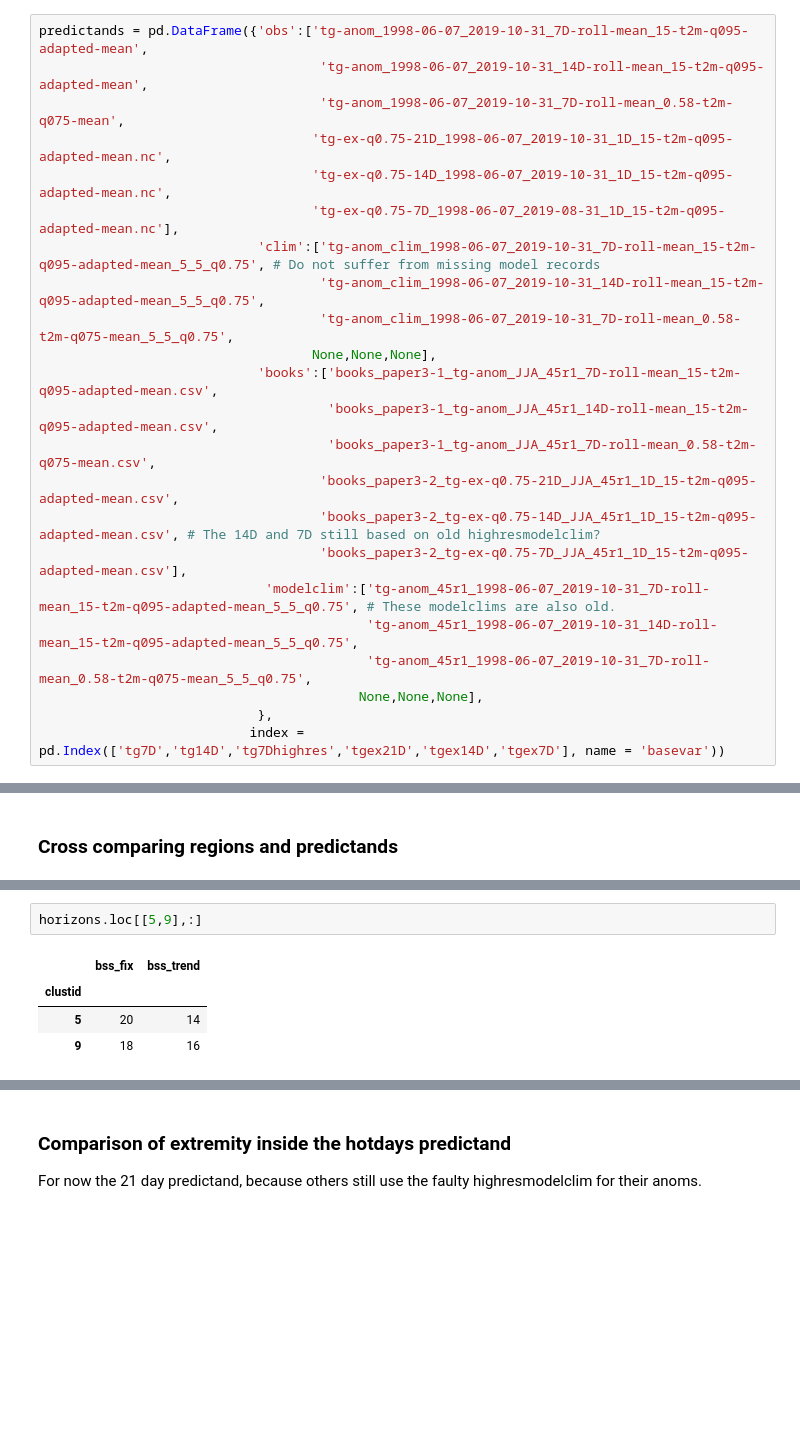
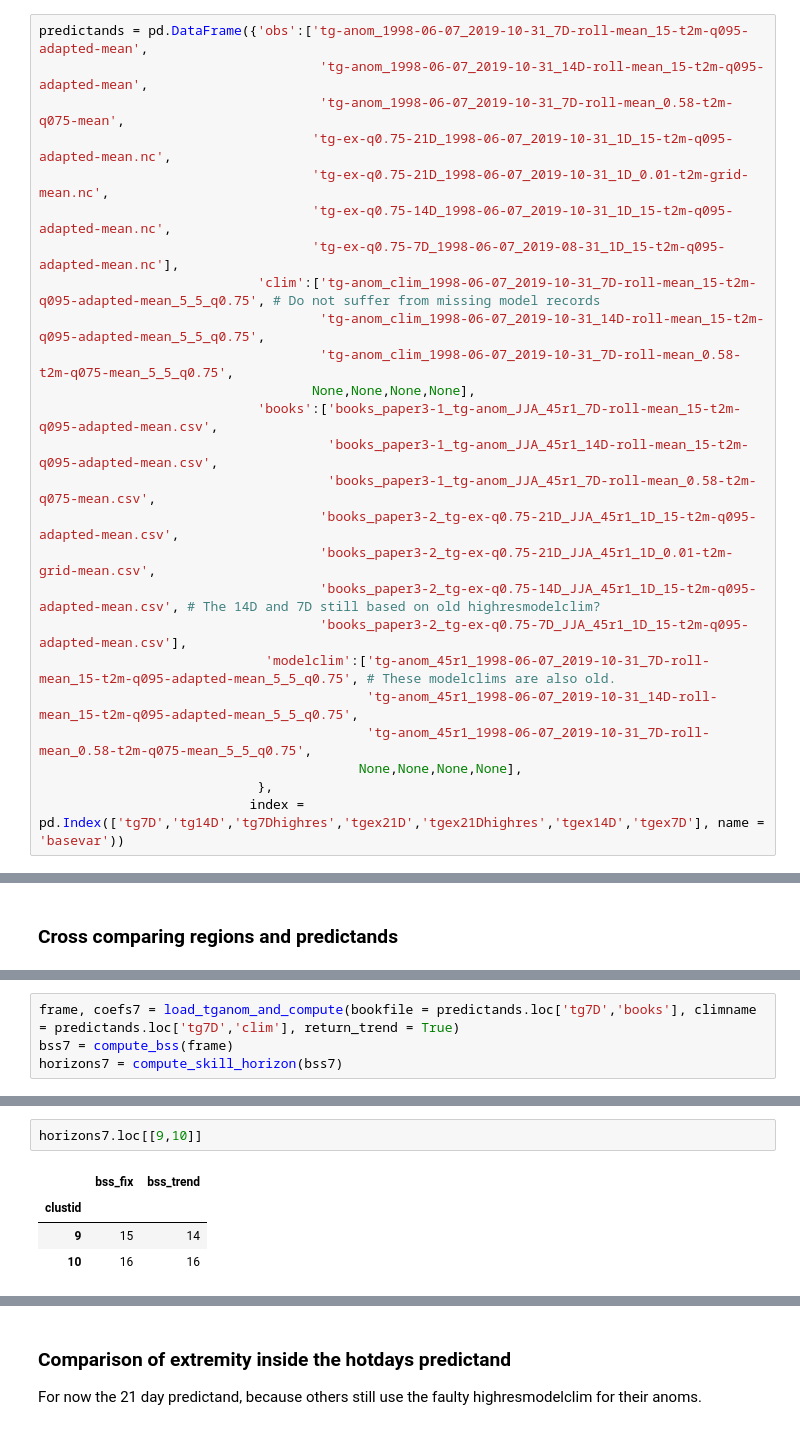
Before and after one commit to chiemvs/SubSeas, a Jupyter notebook: Check_hotdays.ipynb, the cells around one changed output, grey strips where cells are left out. Cells and saved outputs as stored; diff of their text form; blank space fills up the shorter version.

Commit message:
Expanded functionality for bias and predictand evaluation.

```diff
--- a/Check_hotdays.ipynb
+++ b/Check_hotdays.ipynb
@@ -25,24 +25,26 @@ predictands = pd.DataFrame({'obs':['tg-anom_1998-06-07_2019-10-31_7D-roll-mean_1
                                     'tg-anom_1998-06-07_2019-10-31_14D-roll-mean_15-t2m-q095-adapted-mean',
                                     'tg-anom_1998-06-07_2019-10-31_7D-roll-mean_0.58-t2m-q075-mean',
                                    'tg-ex-q0.75-21D_1998-06-07_2019-10-31_1D_15-t2m-q095-adapted-mean.nc',
+                                   'tg-ex-q0.75-21D_1998-06-07_2019-10-31_1D_0.01-t2m-grid-mean.nc',
                                    'tg-ex-q0.75-14D_1998-06-07_2019-10-31_1D_15-t2m-q095-adapted-mean.nc',
                                    'tg-ex-q0.75-7D_1998-06-07_2019-08-31_1D_15-t2m-q095-adapted-mean.nc'],
                             'clim':['tg-anom_clim_1998-06-07_2019-10-31_7D-roll-mean_15-t2m-q095-adapted-mean_5_5_q0.75', # Do not suffer from missing model records
                                     'tg-anom_clim_1998-06-07_2019-10-31_14D-roll-mean_15-t2m-q095-adapted-mean_5_5_q0.75',
                                     'tg-anom_clim_1998-06-07_2019-10-31_7D-roll-mean_0.58-t2m-q075-mean_5_5_q0.75',
-                                   None,None,None],
+                                   None,None,None,None],
                             'books':['books_paper3-1_tg-anom_JJA_45r1_7D-roll-mean_15-t2m-q095-adapted-mean.csv',
                                      'books_paper3-1_tg-anom_JJA_45r1_14D-roll-mean_15-t2m-q095-adapted-mean.csv',
                                      'books_paper3-1_tg-anom_JJA_45r1_7D-roll-mean_0.58-t2m-q075-mean.csv',
                                     'books_paper3-2_tg-ex-q0.75-21D_JJA_45r1_1D_15-t2m-q095-adapted-mean.csv',
+                                    'books_paper3-2_tg-ex-q0.75-21D_JJA_45r1_1D_0.01-t2m-grid-mean.csv',
                                     'books_paper3-2_tg-ex-q0.75-14D_JJA_45r1_1D_15-t2m-q095-adapted-mean.csv', # The 14D and 7D still based on old highresmodelclim?
                                     'books_paper3-2_tg-ex-q0.75-7D_JJA_45r1_1D_15-t2m-q095-adapted-mean.csv'],
                              'modelclim':['tg-anom_45r1_1998-06-07_2019-10-31_7D-roll-mean_15-t2m-q095-adapted-mean_5_5_q0.75', # These modelclims are also old.
                                           'tg-anom_45r1_1998-06-07_2019-10-31_14D-roll-mean_15-t2m-q095-adapted-mean_5_5_q0.75',
                                           'tg-anom_45r1_1998-06-07_2019-10-31_7D-roll-mean_0.58-t2m-q075-mean_5_5_q0.75',
-                                         None,None,None],
+                                         None,None,None,None],
                             },
-                           index = pd.Index(['tg7D','tg14D','tg7Dhighres','tgex21D','tgex14D','tgex7D'], name = 'basevar'))
+                           index = pd.Index(['tg7D','tg14D','tg7Dhighres','tgex21D','tgex21Dhighres','tgex14D','tgex7D'], name = 'basevar'))
 # %%
 def add_trend_model(df, groupers = ['leadtime','clustid'], return_coefs = True):
     """
@@ -158,0 +230,4 @@ Larger differences between the fix and the trend means that the predictand is pr
+# %%
+frame, coefs7 = load_tganom_and_compute(bookfile = predictands.loc['tg7D','books'], climname = predictands.loc['tg7D','clim'], return_trend = True)
+bss7 = compute_bss(frame)
+horizons7 = compute_skill_horizon(bss7)
@@ -159,7 +330,7 @@ Larger differences between the fix and the trend means that the predictand is pr
 # %%
-horizons.loc[[5,9],:]
+horizons7.loc[[9,10]]
 # %% [output]
 |  | bss_fix | bss_trend |
 | clustid |  |  |
-| 5 | 20 | 14 |
-| 9 | 18 | 16 |
+| 9 | 15 | 14 |
+| 10 | 16 | 16 |
```
Also changed, not shown: parts of 47 cells of this notebook, 1 other file.
